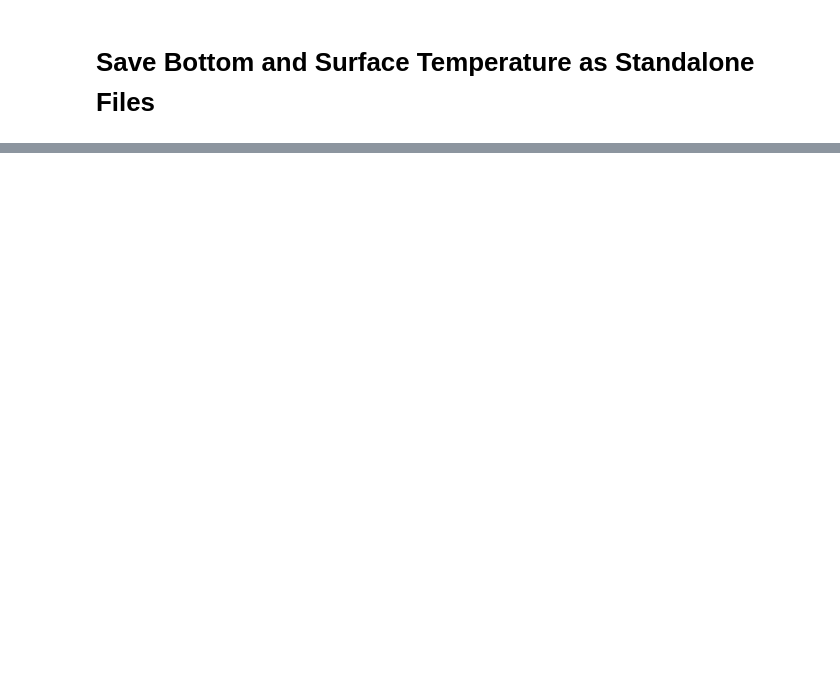
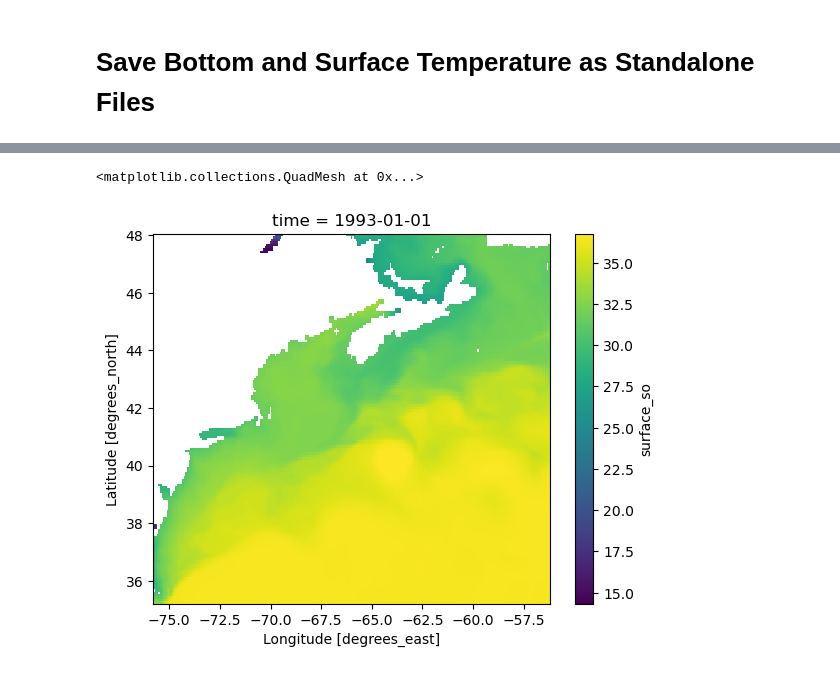
Before and after one commit to bartdifiore/lobSDM, a Jupyter notebook: Code/GLORYs_processing.ipynb, the cells around one changed output, grey strips where cells are left out. Drawn from its saved outputs; the diff is of its cells as text; code cells hidden in the pictures; blank space fills up the shorter version.

```diff
--- a/Code/GLORYs_processing.ipynb
+++ b/Code/GLORYs_processing.ipynb
@@ -416,0 +558,5 @@ surface_ds_new.to_netcdf(f"{box_path}RES_Data/GLORYs/NW_Atl_MonthlyTemps/SST.nc"
+# %%
+new_ds.surface_so.isel(time = 0).plot()
+# %% [output]
+<matplotlib.collections.QuadMesh at 0x...>
+[figure, added]
```
Also changed, not shown: parts of 21 cells of this notebook, 8 other files.
